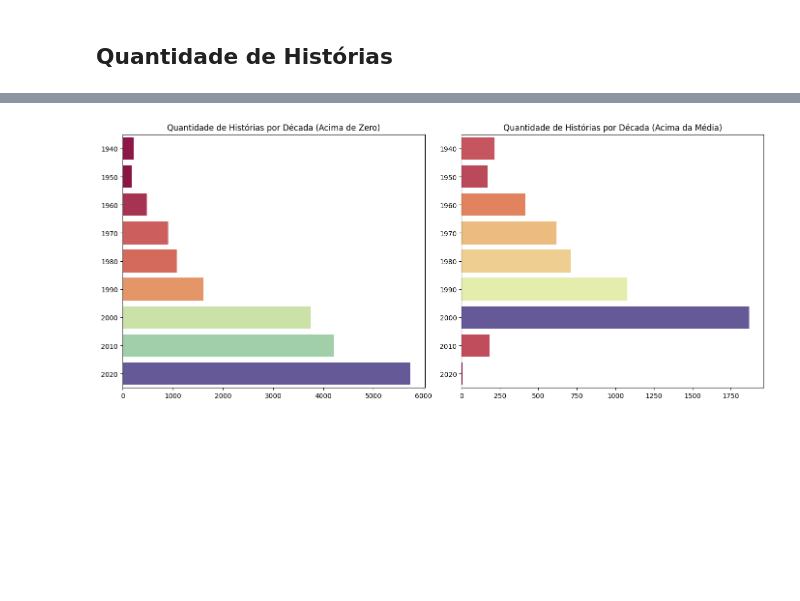
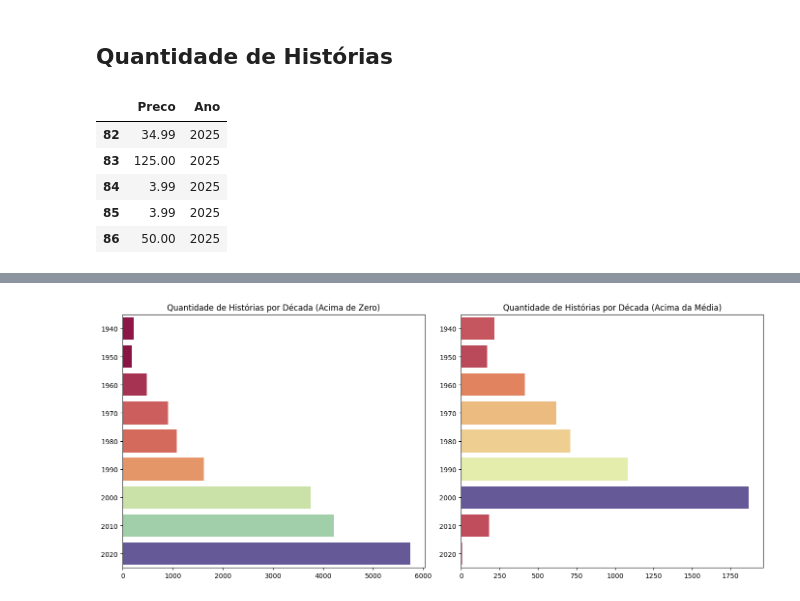
Before and after one commit to thamyrissacamoto/MarvelAPI, a Jupyter notebook: AnalisandoInsights.ipynb, the cells around one changed output, grey strips where cells are left out. Cells and saved outputs as stored; diff of their text form; code cells hidden in the pictures; blank space fills up the shorter version.

```diff
--- a/AnalisandoInsights.ipynb
+++ b/AnalisandoInsights.ipynb
@@ -275,3 +267,12 @@ price_year["Preco"] = price_year.apply(
+# %%
+price_year.head()
+# %% [output]
+|  | Preco | Ano |
+| 82 | 34.99 | 2025 |
+| 83 | 125.00 | 2025 |
+| 84 | 3.99 | 2025 |
+| 85 | 3.99 | 2025 |
+| 86 | 50.00 | 2025 |
 # %%
 preco_maior_zero = len(price_year[price_year["Preco"]>0])
 media_historias = comics["stories.available"].mean()
```
Also changed, not shown: parts of 17 cells of this notebook.
